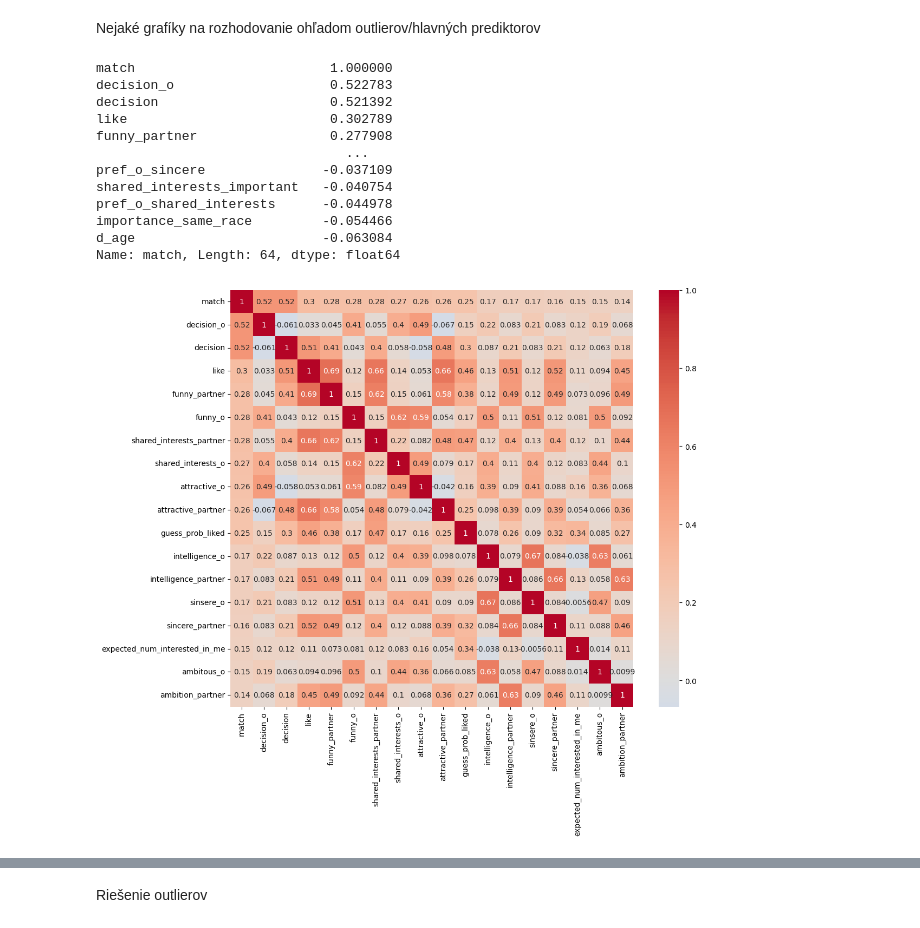
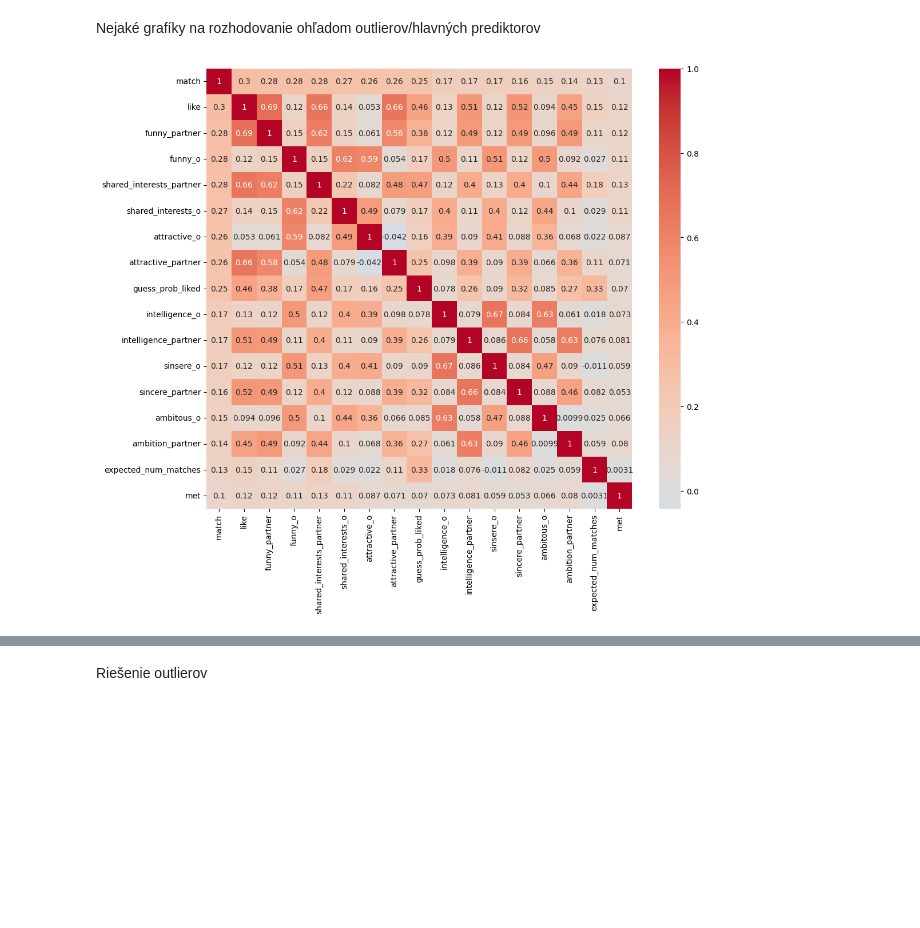
Before and after one commit to Daweed12/ZNEUS_ZS_Vach_Kmet_Duchon, a Jupyter notebook: Project1.ipynb, the cells around one changed output, grey strips where cells are left out. Saved outputs shown, nothing was run; the diff lists cells and outputs as text; code cells hidden in the pictures; blank space fills up the shorter version.

```diff
--- a/Project1.ipynb
+++ b/Project1.ipynb
@@ -85,6 +85,9 @@ critical = [
     'shared_interests_o'
 ]
 df_clean=df.dropna(subset=critical)
+df_clean=df_clean.drop('expected_num_interested_in_me', axis=1)#80% missing hodnôt
+df_clean=df_clean.drop('has_null', axis=1)#zbytočnosť
+df_clean=df_clean.drop('wave', axis=1)#zbytočnosť
 
 df_clean = df_clean.apply(pd.to_numeric, errors='ignore')
 df.shape, df_clean.shape
@@ -93,0 +97,18 @@ df.shape, df_clean.shape
+# %%
+#vyhodenie intervalových dát
+import re
+
+cols_to_drop = []
+
+pattern = re.compile(r'^\[\d+\s*-\s*\d+\]$')   # napr. [2-3] alebo [4 - 6]
+
+for col in df.columns:
+    # skontroluj len ne-null stringy v danom stĺpci
+    col_values = df[col].dropna().astype(str)
+    if any(col_values.str.match(pattern)):
+        cols_to_drop.append(col)
+
+df_clean = df_clean.drop(columns=cols_to_drop)
+
+print("Dropped columns:", cols_to_drop)
+#All in all, nám zostalo 67 stĺpcov
@@ -116,26 +139,14 @@ dtype: int64
 Nejaké grafíky na rozhodovanie ohľadom outlierov/hlavných prediktorov
 # %%
 target_corr = df_clean.select_dtypes(include='number').corr()['match'].sort_values(ascending=False)
-print(target_corr)
-top_features = target_corr.abs().sort_values(ascending=False).head(18).index
+target_corr = target_corr.drop(["decision_o", "decision"], errors="ignore")
+top_features = target_corr.abs().sort_values(ascending=False).head(17).index
 
 plt.figure(figsize=(12,10))
 sns.heatmap(df_clean[top_features].corr(), annot=True, cmap="coolwarm", center=0)
 plt.show()
 # %% [output]
-match                         1.000000
-decision_o                    0.522783
-decision                      0.521392
-like                          0.302789
-funny_partner                 0.277908
-                                ...
-pref_o_sincere               -0.037109
-shared_interests_important   -0.040754
-pref_o_shared_interests      -0.044978
-importance_same_race         -0.054466
-d_age                        -0.063084
-Name: match, Length: 64, dtype: float64
-[figure, old version]
+[figure, new version]
 # %%
 #Boxploty pre najviac korelujúce stĺpce, mimo tie čo majú binárnu hodnotu
 cols = [c for c in top_features if df_clean[c].nunique() > 2]
```
Also changed, not shown: parts of 10 cells of this notebook, 1 other file.
